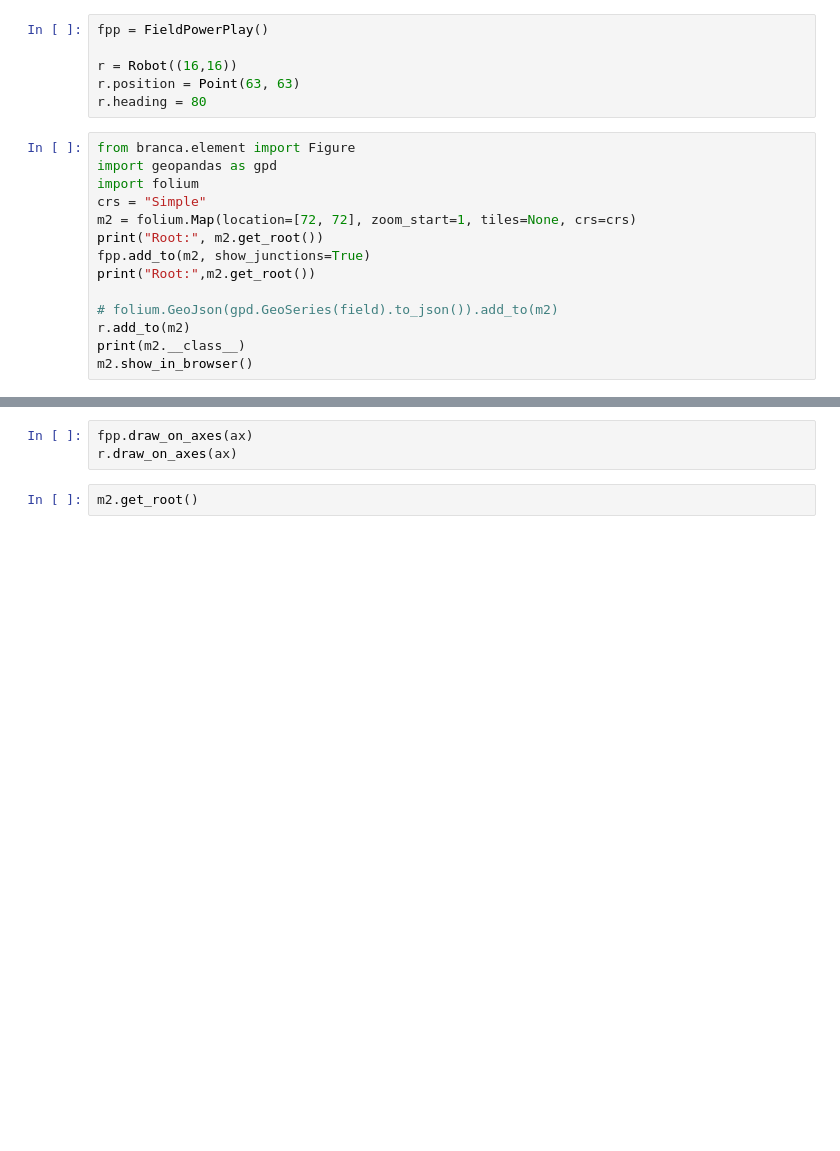
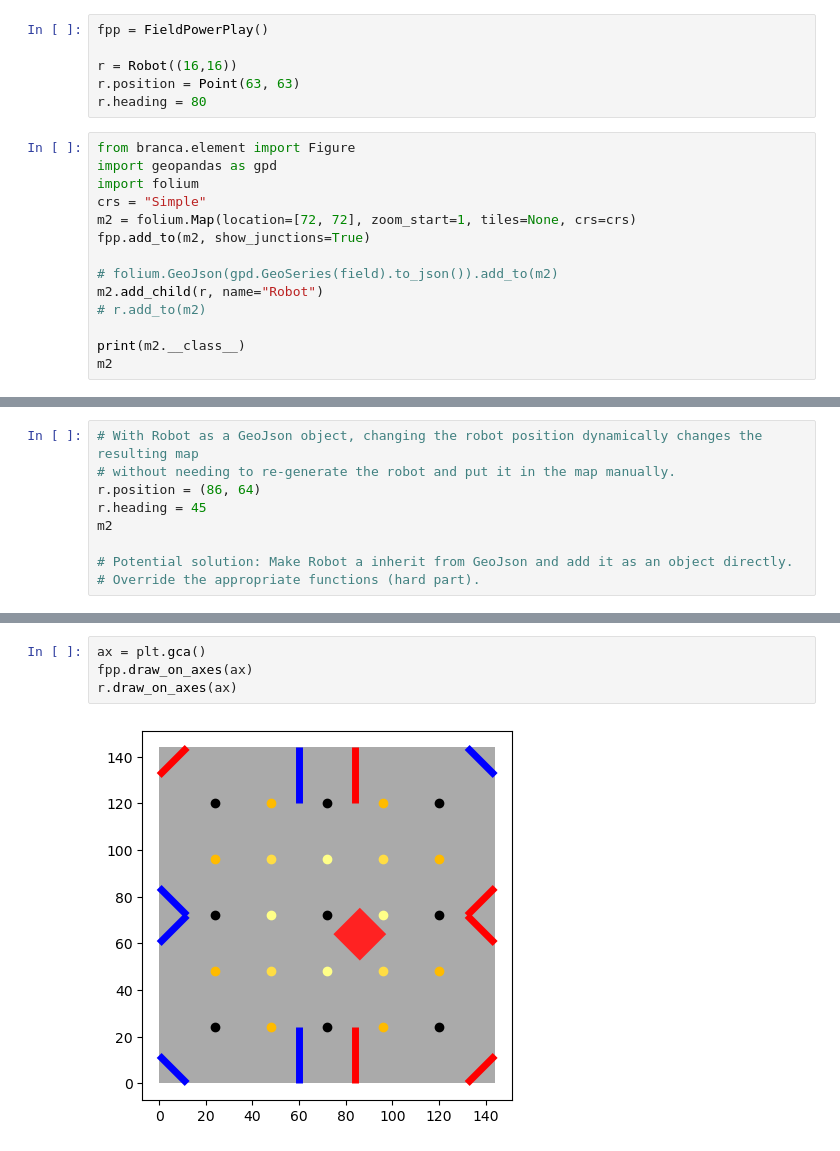
Before and after one commit to Innovators-3311/RoPlot, a Jupyter notebook: notebooks/RoPlot Field Tests.ipynb, the cells around one changed output, grey strips where cells are left out. Drawn from its saved outputs; the diff is of its cells as text; blank space fills up the shorter version.

Commit message:
Improved monitor script and robot model.

```diff
--- a/notebooks/RoPlot Field Tests.ipynb
+++ b/notebooks/RoPlot Field Tests.ipynb
@@ -17,12 +17,12 @@ import geopandas as gpd
 import folium
 crs = "Simple"
 m2 = folium.Map(location=[72, 72], zoom_start=1, tiles=None, crs=crs)
-print("Root:", m2.get_root())
 fpp.add_to(m2, show_junctions=True)
-print("Root:",m2.get_root())
 
 # folium.GeoJson(gpd.GeoSeries(field).to_json()).add_to(m2)
-r.add_to(m2)
+m2.add_child(r, name="Robot")
+# r.add_to(m2)
+
 print(m2.__class__)
-m2.show_in_browser()
+m2
 # %% [output]
@@ -33,0 +31,9 @@ Press ctrl+c to return.
+# %%
+# With Robot as a GeoJson object, changing the robot position dynamically changes the resulting map
+# without needing to re-generate the robot and put it in the map manually.
+r.position = (86, 64)
+r.heading = 45
+m2
+
+# Potential solution: Make Robot a inherit from GeoJson and add it as an object directly.
+# Override the appropriate functions (hard part).
@@ -34,8 +42,9 @@ Press ctrl+c to return.
 # %%
+ax = plt.gca()
 fpp.draw_on_axes(ax)
 r.draw_on_axes(ax)
+# %% [output]
+[figure, added]
-# %%
-m2.get_root()
 # %%
 from folium import GeoJson
 from typing import Callable
```
Also changed, not shown: parts of 7 cells of this notebook, 2 other files.
